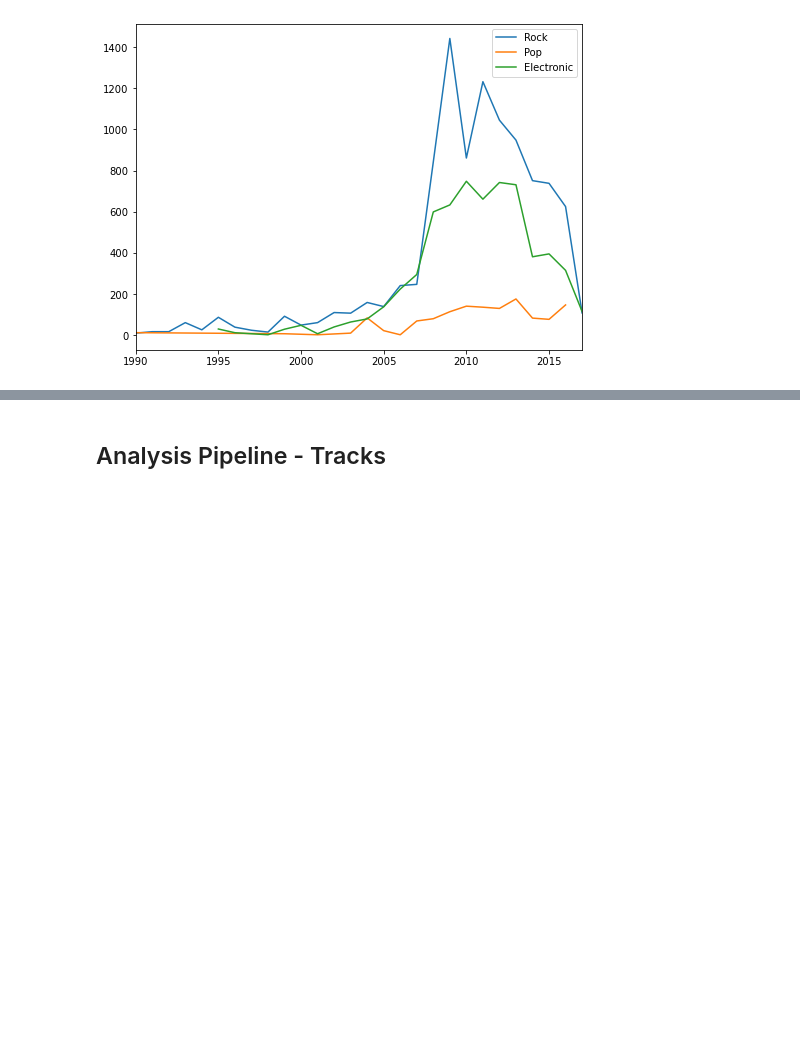
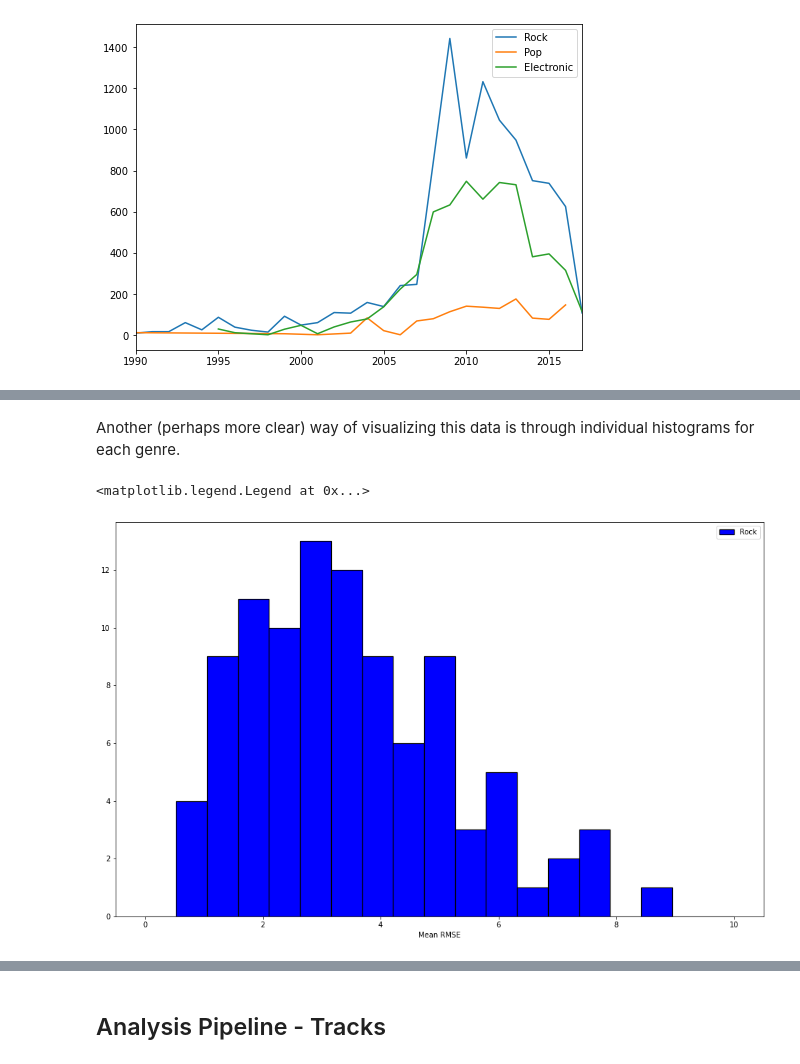
Before and after one commit to Rock-it-science/project-group17-project, a Jupyter notebook: notebooks/analysis1.ipynb, the cells around one changed output, grey strips where cells are left out. Saved outputs shown, nothing was run; the diff lists cells and outputs as text; code cells hidden in the pictures; blank space fills up the shorter version.

```diff
--- a/notebooks/analysis1.ipynb
+++ b/notebooks/analysis1.ipynb
@@ -117,0 +129,18 @@ sns.pairplot(features.loc[:, ('mfcc', 'mean', slice('01','03'))]);
+# %% [markdown]
+Another (perhaps more clear) way of visualizing this data is through individual histograms for each genre.
+# %%
+plt.figure(figsize=(16,10))
+
+# Take equally sized samples for 3 genres that exemplify different energies: Rock, Jazz, Electronic
+rock = rmse_meta.loc[rmse_meta['genre'] == 'Rock', 'rmse_mean'].head(100)
+hiphop = rmse_meta.loc[rmse_meta['genre'] == 'Hip-Hop', 'rmse_mean'].head(100)
+spoken = rmse_meta.loc[rmse_meta['genre'] == 'Spoken', 'rmse_mean'].head(100)
+
+bins = np.linspace(0, 10, 20)
+
+plt.hist(rock, bins, label='Rock', color='blue', edgecolor='black', linewidth=1.2)
+plt.xlabel('Mean RMSE')
+plt.legend()
+# %% [output]
+<matplotlib.legend.Legend at 0x...>
+[figure, added]
```
Also changed, not shown: parts of 12 cells of this notebook.
